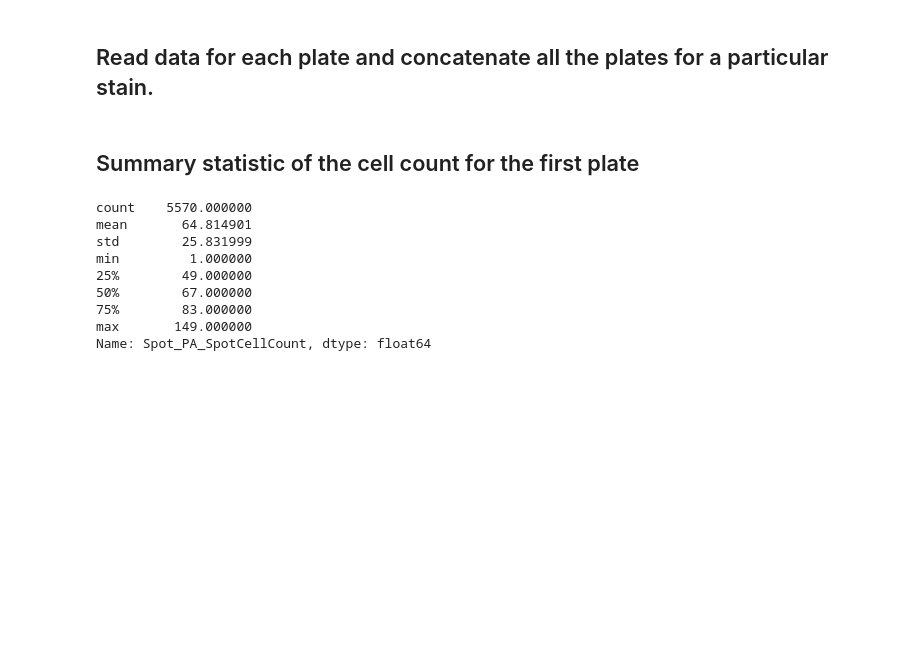
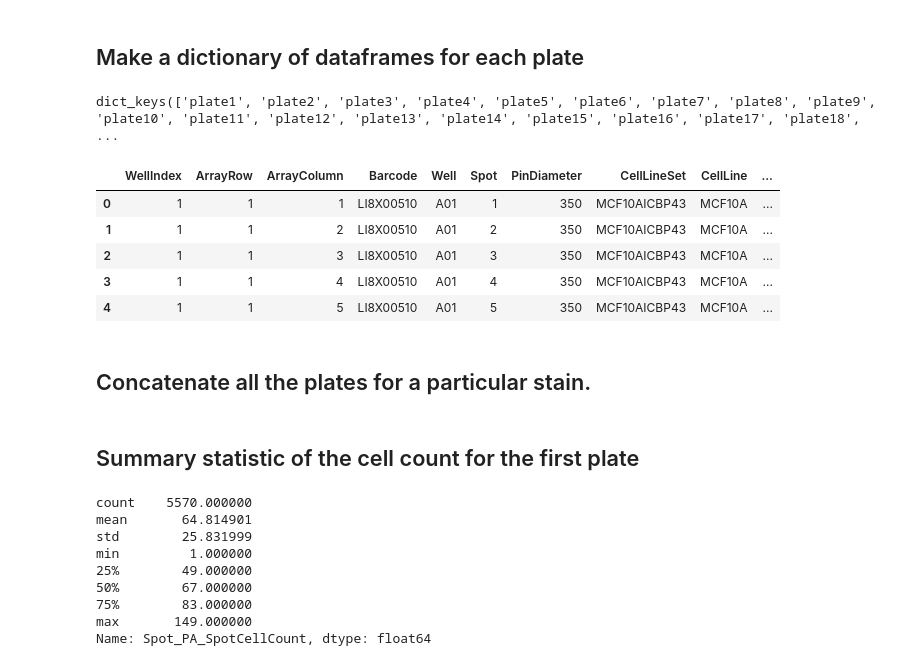
Before and after one commit to unique-subedi/microenvironment-microarrays, a Jupyter notebook: 604_project1.ipynb, the cells around one changed output. Drawn from its saved outputs; the diff is of its cells as text; code cells hidden in the pictures; blank space fills up the shorter version.

```diff
--- a/604_project1.ipynb
+++ b/604_project1.ipynb
@@ -17,2 +15,26 @@ import seaborn as sns
+# %% [markdown]
+## Make a dictionary of dataframes for each plate
+# %%
+plates = {}
+j = 1
+for i in range(510, 536):
+  if(i != 518 and i != 527):
+    url = "https://raw.githubusercontent.com/unique-subedi/stats604-project1/main/Data/LI8X00"+ str(i) +"_Level2.tsv"
+    urllib.request.urlretrieve(url, "LI8X00"+ str(i) +"_Level2.tsv")
+    plates["plate"+str(j)] = pd.read_csv("LI8X00"+ str(i) +"_Level2.tsv", sep = '\t')
+    j += 1
+# %%
+print(plates.keys())
+# %% [output]
+dict_keys(['plate1', 'plate2', 'plate3', 'plate4', 'plate5', 'plate6', 'plate7', 'plate8', 'plate9', 'plate10', 'plate11', 'plate12', 'plate13', 'plate14', 'plate15', 'plate16', 'plate17', 'plate18',  ...
+# %%
+plates["plate1"].head()
+# %% [output]
+|  | WellIndex | ArrayRow | ArrayColumn | Barcode | Well | Spot | PinDiameter | CellLineSet | CellLine | ... |
+| 0 | 1 | 1 | 1 | LI8X00510 | A01 | 1 | 350 | MCF10AICBP43 | MCF10A | ... |
+| 1 | 1 | 1 | 2 | LI8X00510 | A01 | 2 | 350 | MCF10AICBP43 | MCF10A | ... |
+| 2 | 1 | 1 | 3 | LI8X00510 | A01 | 3 | 350 | MCF10AICBP43 | MCF10A | ... |
+| 3 | 1 | 1 | 4 | LI8X00510 | A01 | 4 | 350 | MCF10AICBP43 | MCF10A | ... |
+| 4 | 1 | 1 | 5 | LI8X00510 | A01 | 5 | 350 | MCF10AICBP43 | MCF10A | ... |
 # %% [markdown]
-## Read data for each plate and concatenate all the plates for a particular stain.
+## Concatenate all the plates for a particular stain.
```
Also changed, not shown: parts of 4 cells of this notebook.
